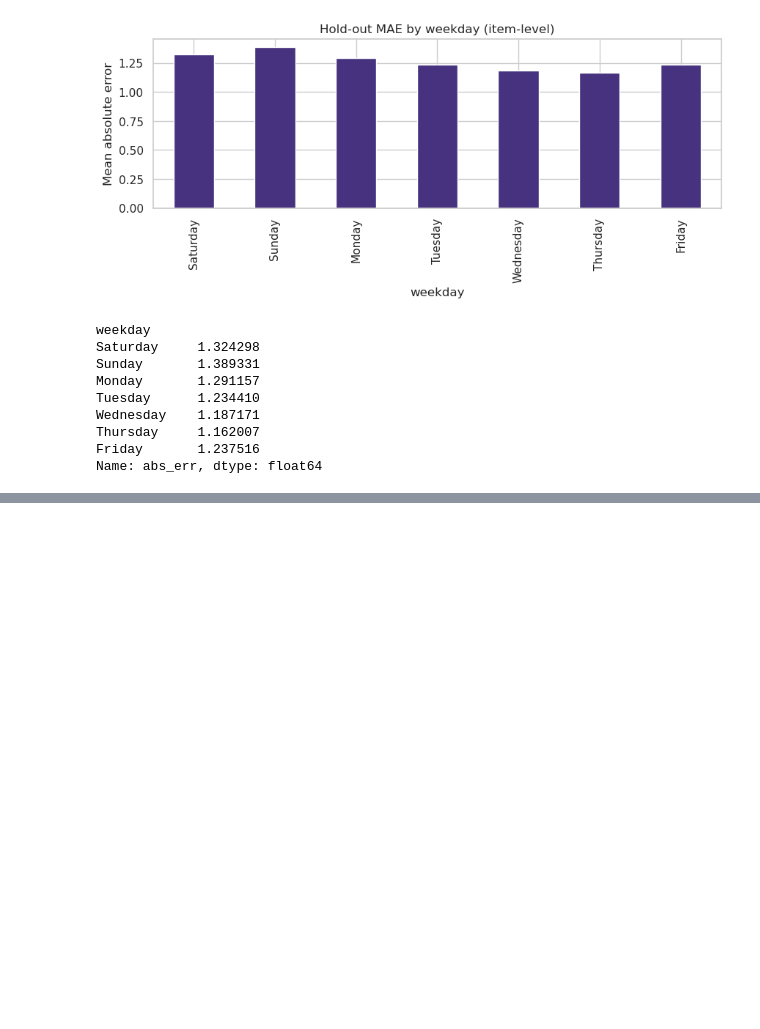
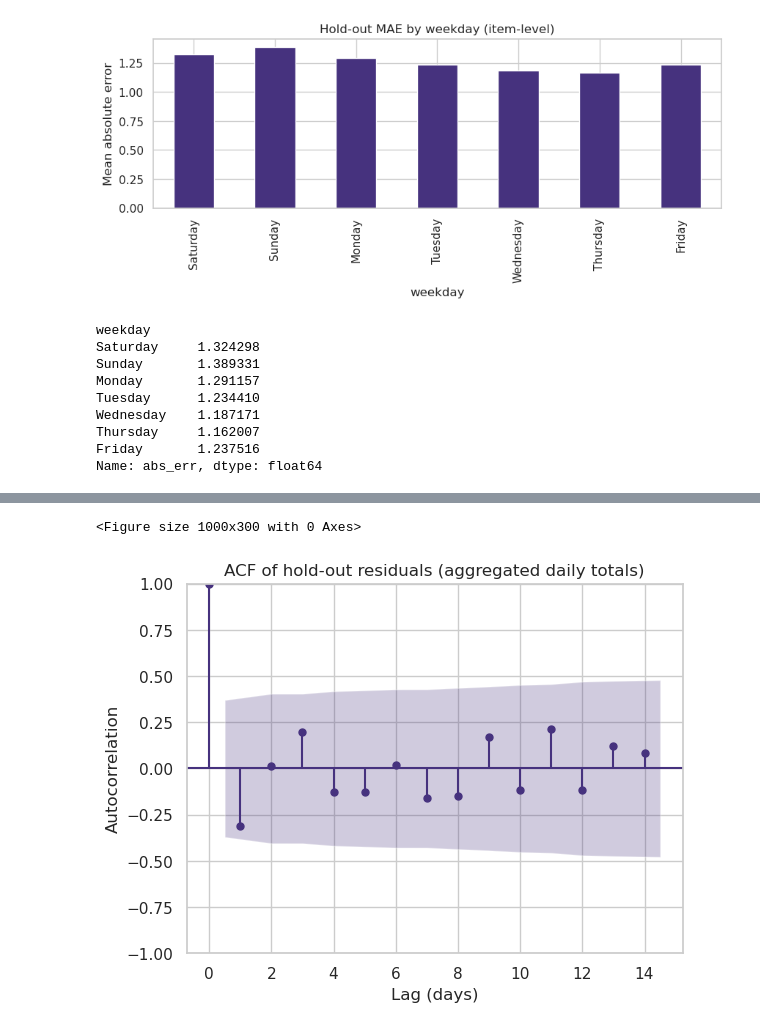
Before and after one commit to meralegre/forecasting_final_project, a Jupyter notebook: forecasting.ipynb, the cells around one changed output, grey strips where cells are left out. Cells and saved outputs as stored; diff of their text form; code cells hidden in the pictures; blank space fills up the shorter version.

Commit message:
Update forecasting notebook: final results + diagnostics

```diff
--- a/forecasting.ipynb
+++ b/forecasting.ipynb
@@ -768,0 +769,14 @@ Name: abs_err, dtype: float64
+# %%
+from statsmodels.graphics.tsaplots import plot_acf
+from statsmodels.stats.diagnostic import acorr_ljungbox
+resid = daily["resid"].dropna()
+
+plt.figure(figsize=(10, 3))
+plot_acf(resid.values, lags=14)  # 14 shows 1–2 weeks
+plt.title("ACF of hold-out residuals (aggregated daily totals)")
+plt.xlabel("Lag (days)")
+plt.ylabel("Autocorrelation")
+plt.show()
+# %% [output]
+<Figure size 1000x300 with 0 Axes>
+[figure, added]
```
Also changed, not shown: parts of 9 cells of this notebook.
